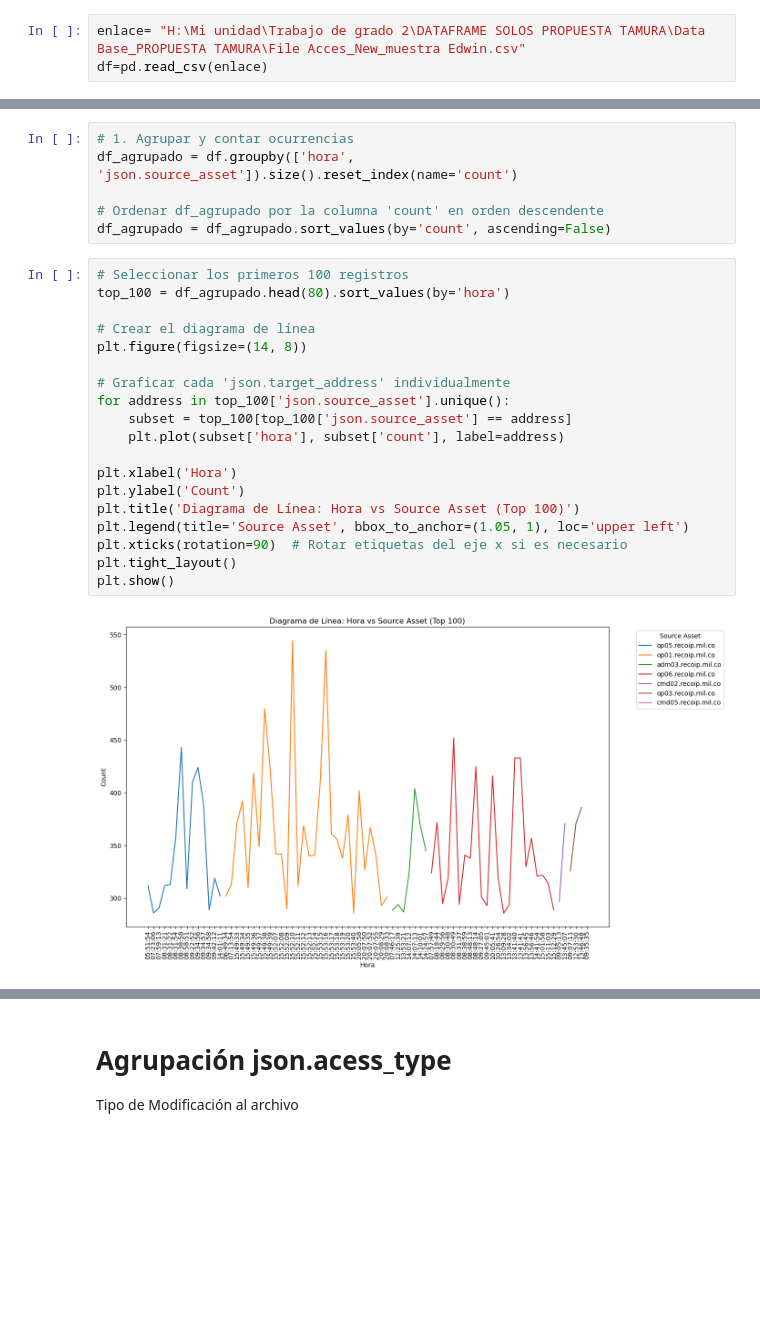
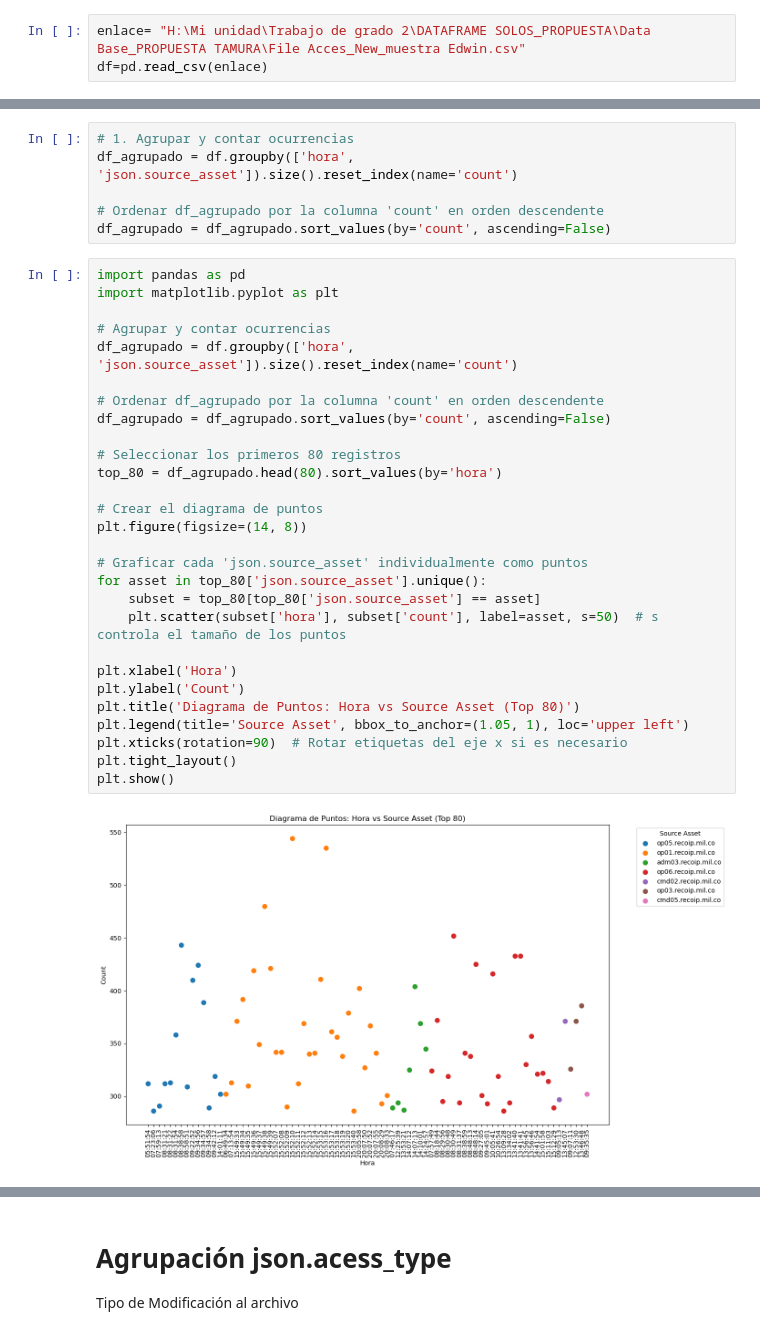
Before and after one commit to YasminGarcia1210/MAESTRIA_DATOS, a Jupyter notebook: TRABAJOGRADO#1/CUADERNOS/FILE ACCES NEW.ipynb, the cells around one changed output, grey strips where cells are left out. Cells and saved outputs as stored; diff of their text form; blank space fills up the shorter version.

```diff
--- a/TRABAJOGRADO#1/CUADERNOS/FILE ACCES NEW.ipynb
+++ b/TRABAJOGRADO#1/CUADERNOS/FILE ACCES NEW.ipynb
@@ -8,5 +8,5 @@ import seaborn as sns
 # %%
-enlace= "H:\Mi unidad\Trabajo de grado 2\DATAFRAME SOLOS PROPUESTA TAMURA\Data Base_PROPUESTA TAMURA\File Acces_New_muestra Edwin.csv"
+enlace= "H:\Mi unidad\Trabajo de grado 2\DATAFRAME SOLOS_PROPUESTA\Data Base_PROPUESTA TAMURA\File Acces_New_muestra Edwin.csv"
 df=pd.read_csv(enlace)
 # %%
 df.head(4)
@@ -94,23 +94,32 @@ df_agrupado = df.groupby(['hora', 'json.source_asset']).size().reset_index(name=
 # Ordenar df_agrupado por la columna 'count' en orden descendente
 df_agrupado = df_agrupado.sort_values(by='count', ascending=False)
 # %%
-# Seleccionar los primeros 100 registros
-top_100 = df_agrupado.head(80).sort_values(by='hora')
+import pandas as pd
+import matplotlib.pyplot as plt
 
-# Crear el diagrama de línea
+# Agrupar y contar ocurrencias
+df_agrupado = df.groupby(['hora', 'json.source_asset']).size().reset_index(name='count')
+
+# Ordenar df_agrupado por la columna 'count' en orden descendente
+df_agrupado = df_agrupado.sort_values(by='count', ascending=False)
+
+# Seleccionar los primeros 80 registros
+top_80 = df_agrupado.head(80).sort_values(by='hora')
+
+# Crear el diagrama de puntos
 plt.figure(figsize=(14, 8))
 
-# Graficar cada 'json.target_address' individualmente
-for address in top_100['json.source_asset'].unique():
-    subset = top_100[top_100['json.source_asset'] == address]
-    plt.plot(subset['hora'], subset['count'], label=address)
+# Graficar cada 'json.source_asset' individualmente como puntos
+for asset in top_80['json.source_asset'].unique():
+    subset = top_80[top_80['json.source_asset'] == asset]
+    plt.scatter(subset['hora'], subset['count'], label=asset, s=50)  # s controla el tamaño de los puntos
 
 plt.xlabel('Hora')
 plt.ylabel('Count')
-plt.title('Diagrama de Línea: Hora vs Source Asset (Top 100)')
+plt.title('Diagrama de Puntos: Hora vs Source Asset (Top 80)')
 plt.legend(title='Source Asset', bbox_to_anchor=(1.05, 1), loc='upper left')
 plt.xticks(rotation=90)  # Rotar etiquetas del eje x si es necesario
 plt.tight_layout()
 plt.show()
 # %% [output]
-[figure, old version]
+[figure, new version]
```
Also changed, not shown: parts of 6 cells of this notebook.
